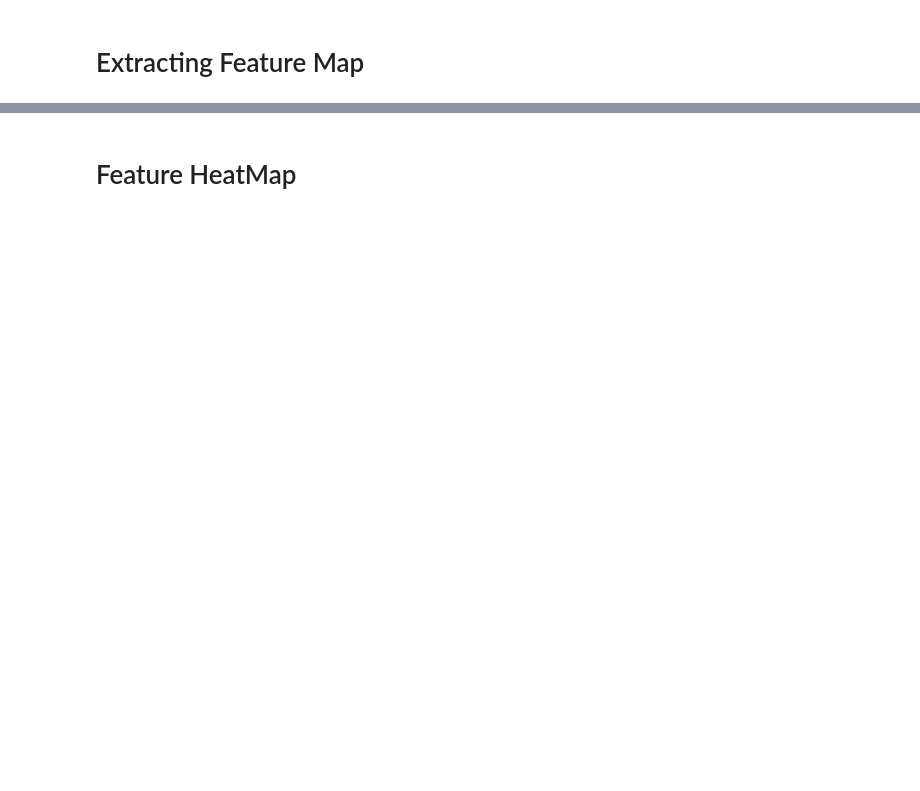
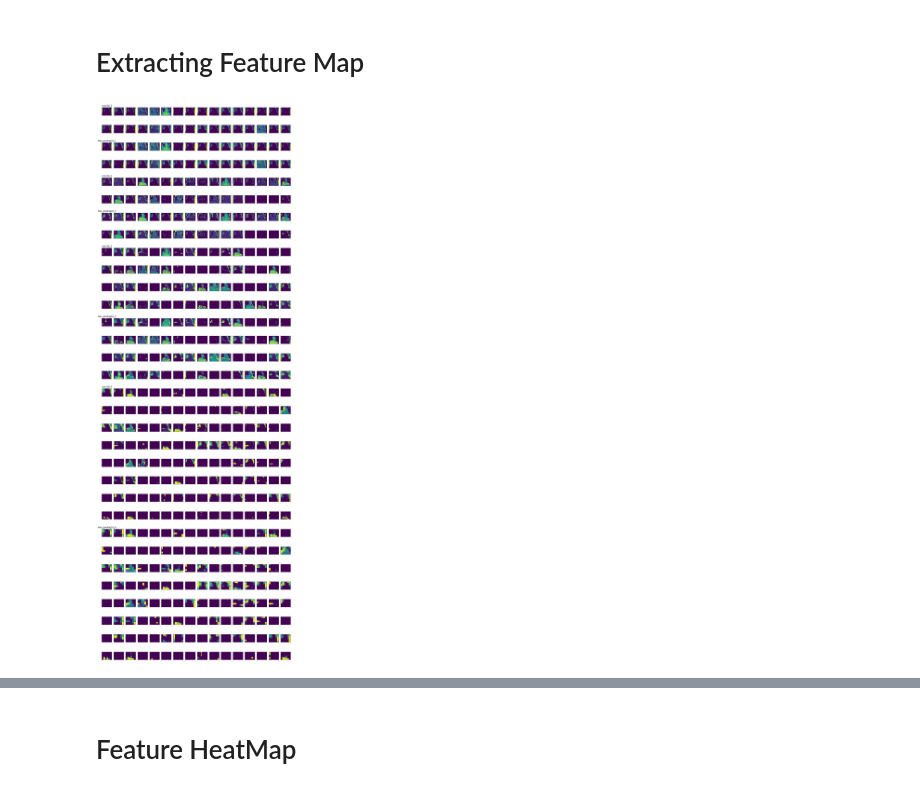
Before and after one commit to marmistead91/X-ray-Classification, a Jupyter notebook: Working Notebook.ipynb, the cells around one changed output, grey strips where cells are left out. Saved outputs shown, nothing was run; the diff lists cells and outputs as text; code cells hidden in the pictures; blank space fills up the shorter version.

```diff
--- a/Working Notebook.ipynb
+++ b/Working Notebook.ipynb
@@ -731,0 +639,6 @@ plt.show()
+# %%
+img_path = 'chest_xray/train/PNEUMONIA/person1_bacteria_1.jpeg'
+# %%
+au.extracting_features_map(img_path, modelloadaug)
+# %% [output]
+[figure, added]
```
Also changed, not shown: parts of 29 cells of this notebook, 3 other files.
